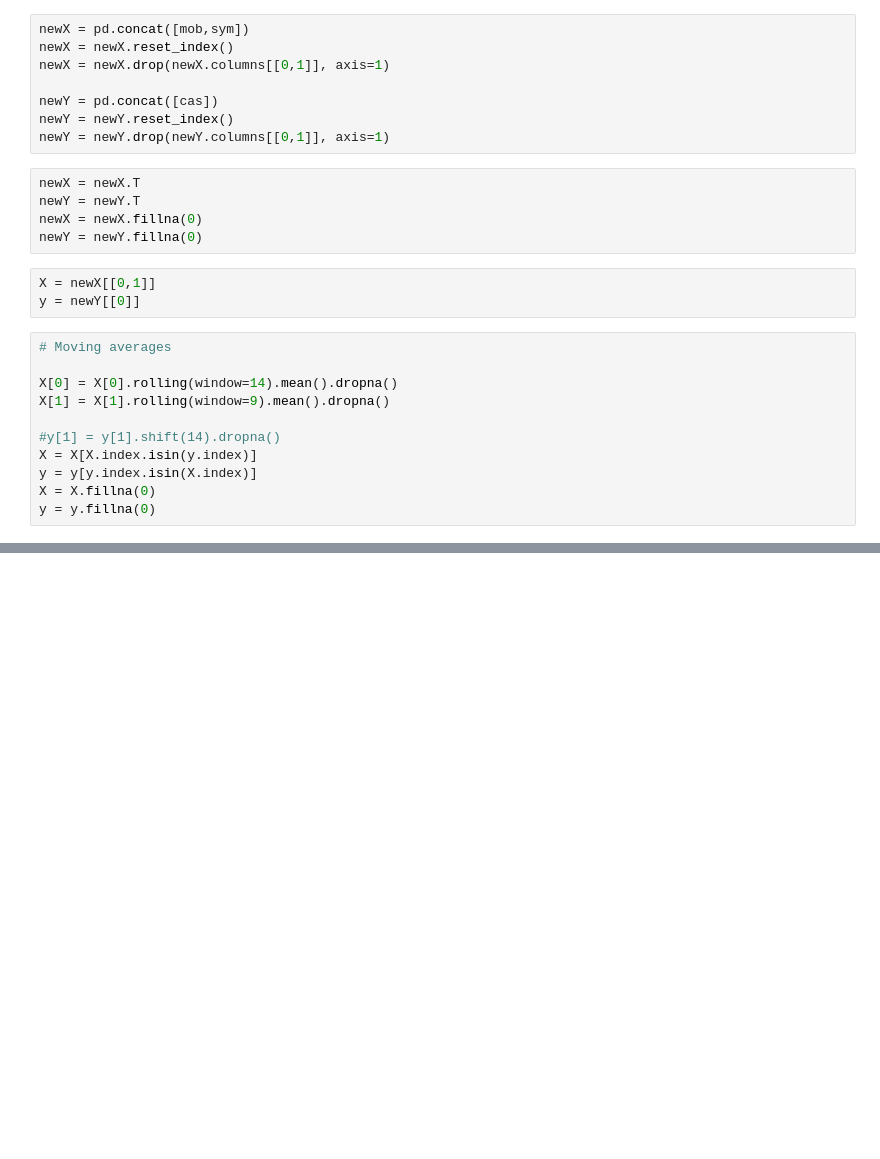
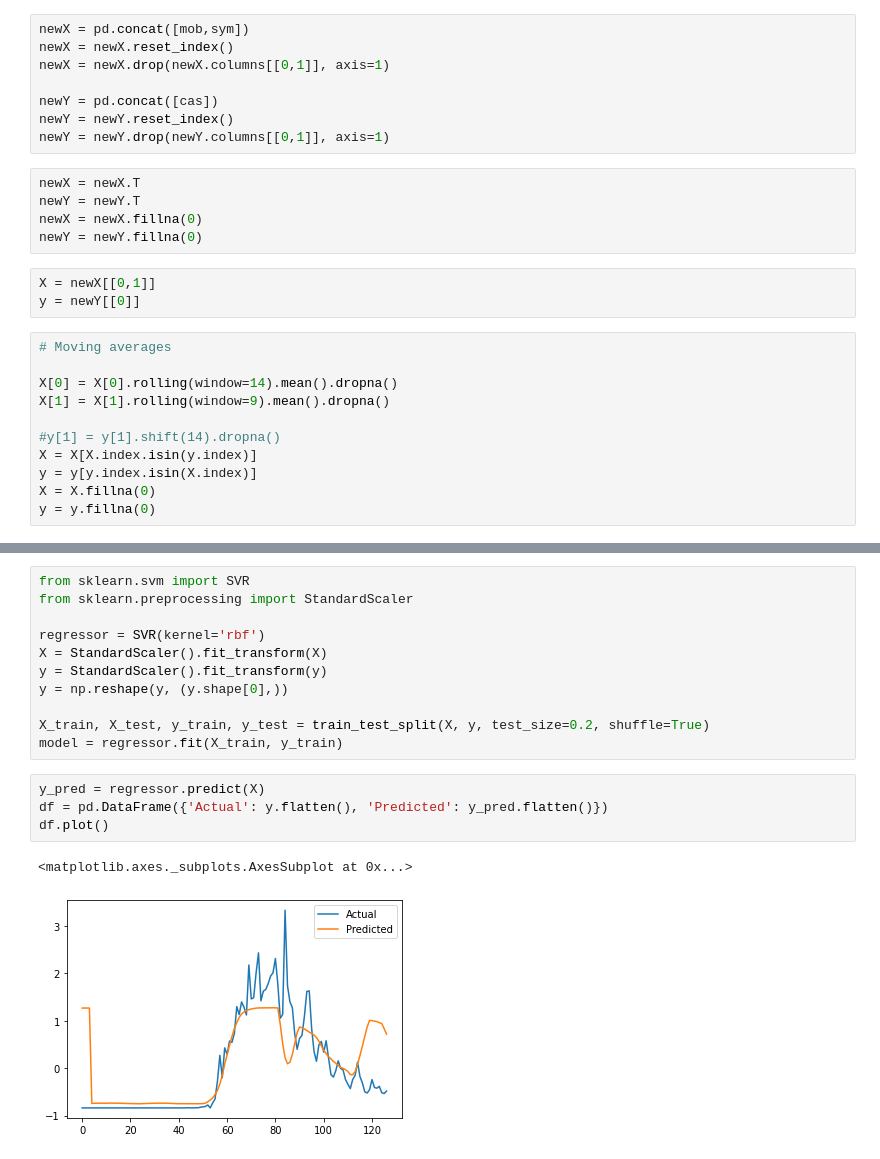
Before and after one commit to robinvvinod/spaceapps, a Jupyter notebook: regression.ipynb, the cells around one changed output, grey strips where cells are left out. Cells and saved outputs as stored; diff of their text form; blank space fills up the shorter version.

```diff
--- a/regression.ipynb
+++ b/regression.ipynb
@@ -120,0 +121,18 @@ print('Root Mean Squared Error:', np.sqrt(metrics.mean_squared_error(y_test, y_p
+# %%
+from sklearn.svm import SVR
+from sklearn.preprocessing import StandardScaler
+
+regressor = SVR(kernel='rbf')
+X = StandardScaler().fit_transform(X)
+y = StandardScaler().fit_transform(y)
+y = np.reshape(y, (y.shape[0],))
+
+X_train, X_test, y_train, y_test = train_test_split(X, y, test_size=0.2, shuffle=True)
+model = regressor.fit(X_train, y_train)
+# %%
+y_pred = regressor.predict(X)
+df = pd.DataFrame({'Actual': y.flatten(), 'Predicted': y_pred.flatten()})
+df.plot()
+# %% [output]
+<matplotlib.axes._subplots.AxesSubplot at 0x...>
+[figure, added]
```
Also changed, not shown: parts of 18 cells of this notebook.
